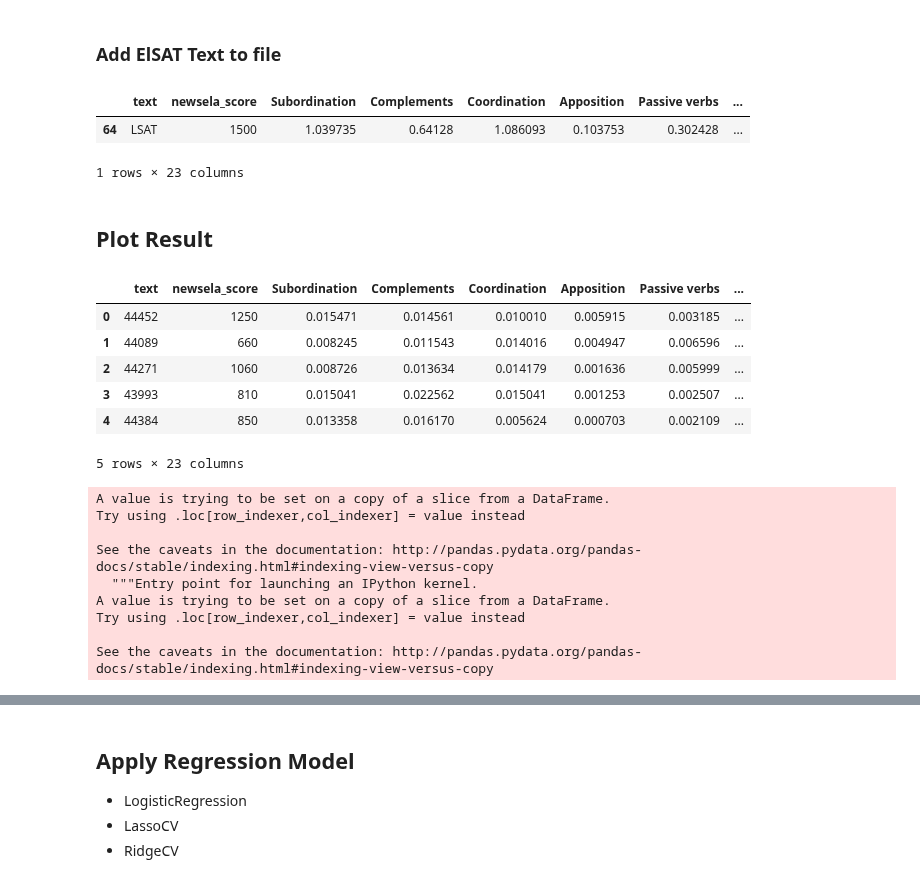
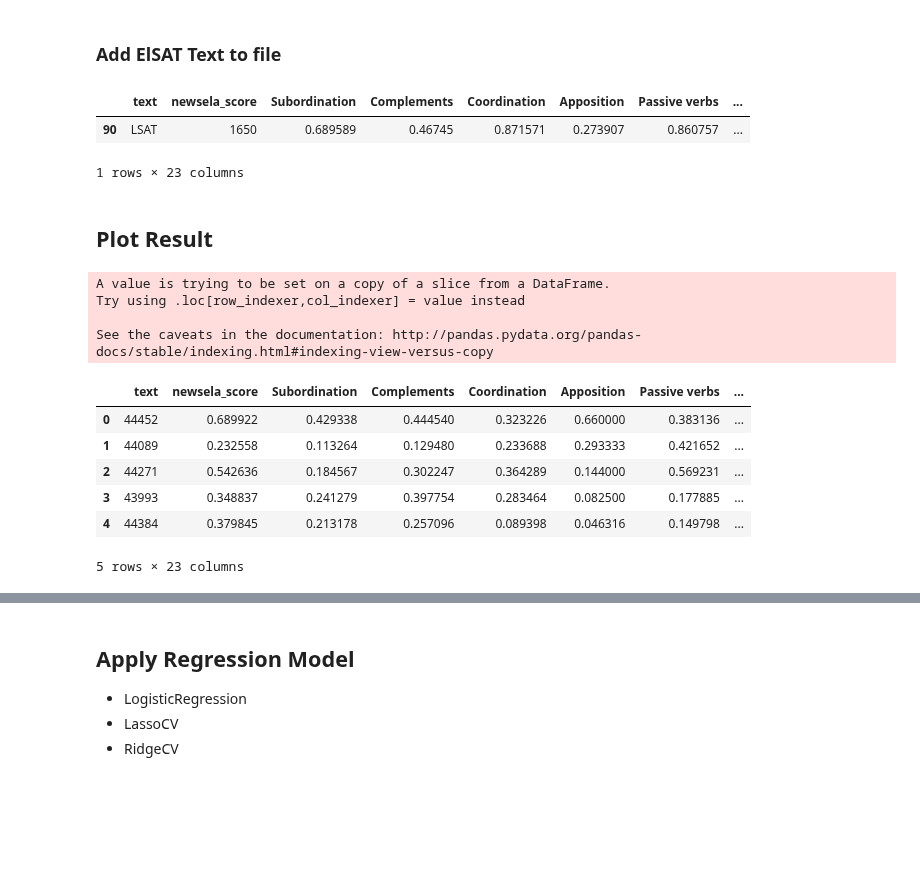
Before and after one commit to PaulOpu/TS_LossFunction, a Jupyter notebook: code/Opuchlich_FeatureRegression.ipynb, the cells around one changed output, grey strips where cells are left out. Drawn from its saved outputs; the diff is of its cells as text; code cells hidden in the pictures; blank space fills up the shorter version.

```diff
--- a/code/Opuchlich_FeatureRegression.ipynb
+++ b/code/Opuchlich_FeatureRegression.ipynb
@@ -96,44 +101,48 @@ df.head()
 | 3 | 43993 | 810 | 0.375000 | 0.562500 | 0.375000 | 0.031250 | 0.062500 | ... |
 | 4 | 44384 | 850 | 0.333333 | 0.403509 | 0.140351 | 0.017544 | 0.052632 | ... |
 5 rows × 23 columns
+# %%
+feature_cols = df.columns[2:]
+# %%
+def normalize_cols(df,norm_cols):
+    df[norm_cols] = (df[norm_cols]-df[norm_cols].min())/(df[norm_cols].max()-df[norm_cols].min())
+    return df
+# %%
+#normalize features
+df = normalize_cols(df,feature_cols)
 # %% [markdown]
 ### Add ElSAT Text to file
 # %%
 df.loc[df["text"] == "LSAT"]
 # %% [output]
 |  | text | newsela_score | Subordination | Complements | Coordination | Apposition | Passive verbs | ... |
-| 64 | LSAT | 1500 | 1.039735 | 0.64128 | 1.086093 | 0.103753 | 0.302428 | ... |
+| 90 | LSAT | 1650 | 0.689589 | 0.46745 | 0.871571 | 0.273907 | 0.860757 | ... |
 1 rows × 23 columns
 # %% [markdown]
 ## Plot Result
 # %%
 plot_df = df.loc[df["newsela_score"] != "max"]
+plot_df["newsela_score"] = pd.to_numeric(plot_df["newsela_score"])
+# %% [output]
+A value is trying to be set on a copy of a slice from a DataFrame.
+Try using .loc[row_indexer,col_indexer] = value instead
+
+See the caveats in the documentation: http://pandas.pydata.org/pandas-docs/stable/indexing.html#indexing-view-versus-copy
 # %%
 #normalize features
 norm_df = plot_df.copy()
-norm_cols = norm_df.columns[2:]
 #newsela_scores = norm_df["newsela_score"]
-norm_df[norm_cols] = normalize(plot_df[norm_cols])#(norm_df[norm_cols] - norm_df[norm_cols].mean())/norm_df[norm_cols].std()
+norm_df = normalize_cols(norm_df,["newsela_score"])#norm_df[norm_cols] = normalize(plot_df[norm_cols])#(norm_df[norm_cols] - norm_df[norm_cols].mean())/norm_df[norm_cols].std()
 #norm_df["newsela_score"] =
 norm_df.head()
 # %% [output]
 |  | text | newsela_score | Subordination | Complements | Coordination | Apposition | Passive verbs | ... |
-| 0 | 44452 | 1250 | 0.015471 | 0.014561 | 0.010010 | 0.005915 | 0.003185 | ... |
-| 1 | 44089 | 660 | 0.008245 | 0.011543 | 0.014016 | 0.004947 | 0.006596 | ... |
-| 2 | 44271 | 1060 | 0.008726 | 0.013634 | 0.014179 | 0.001636 | 0.005999 | ... |
-| 3 | 43993 | 810 | 0.015041 | 0.022562 | 0.015041 | 0.001253 | 0.002507 | ... |
-| 4 | 44384 | 850 | 0.013358 | 0.016170 | 0.005624 | 0.000703 | 0.002109 | ... |
+| 0 | 44452 | 0.689922 | 0.429338 | 0.444540 | 0.323226 | 0.660000 | 0.383136 | ... |
+| 1 | 44089 | 0.232558 | 0.113264 | 0.129480 | 0.233688 | 0.293333 | 0.421652 | ... |
+| 2 | 44271 | 0.542636 | 0.184567 | 0.302247 | 0.364289 | 0.144000 | 0.569231 | ... |
+| 3 | 43993 | 0.348837 | 0.241279 | 0.397754 | 0.283464 | 0.082500 | 0.177885 | ... |
+| 4 | 44384 | 0.379845 | 0.213178 | 0.257096 | 0.089398 | 0.046316 | 0.149798 | ... |
 5 rows × 23 columns
 # %%
-plot_df["feature_sums"] = plot_df.drop(columns=["text","newsela_score"]).sum(axis=1)
-plot_df["feature_sums"] = pd.to_numeric(plot_df["feature_sums"])
+norm_df["feature_sums"] = norm_df[norm_cols].sum(axis=1)
+norm_df["feature_sums"] = pd.to_numeric(norm_df["feature_sums"])
-# %% [output]
-A value is trying to be set on a copy of a slice from a DataFrame.
-Try using .loc[row_indexer,col_indexer] = value instead
-
-See the caveats in the documentation: http://pandas.pydata.org/pandas-docs/stable/indexing.html#indexing-view-versus-copy
-  """Entry point for launching an IPython kernel.
-A value is trying to be set on a copy of a slice from a DataFrame.
-Try using .loc[row_indexer,col_indexer] = value instead
-
-See the caveats in the documentation: http://pandas.pydata.org/pandas-docs/stable/indexing.html#indexing-view-versus-copy
```
Also changed, not shown: parts of 16 cells of this notebook, 4 other files.
